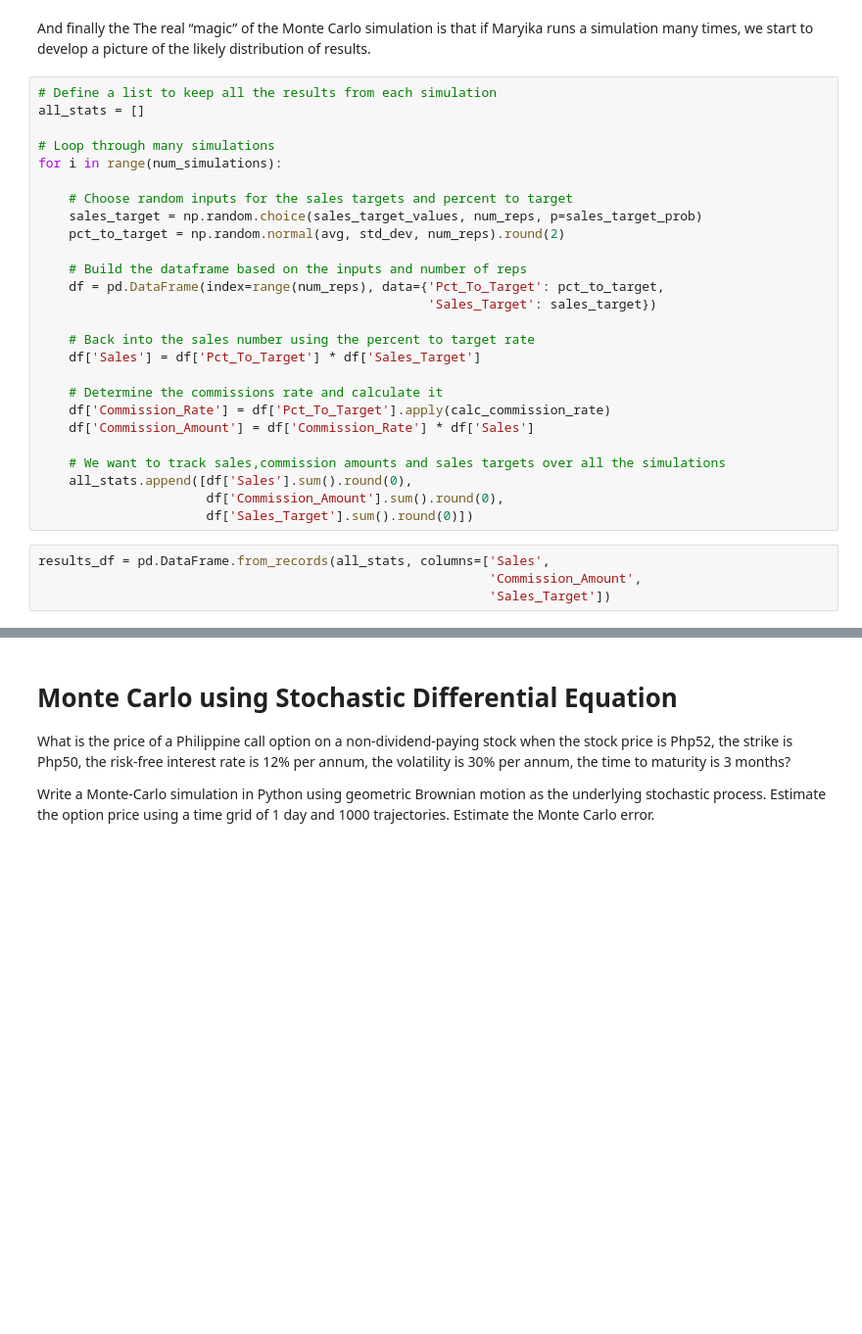
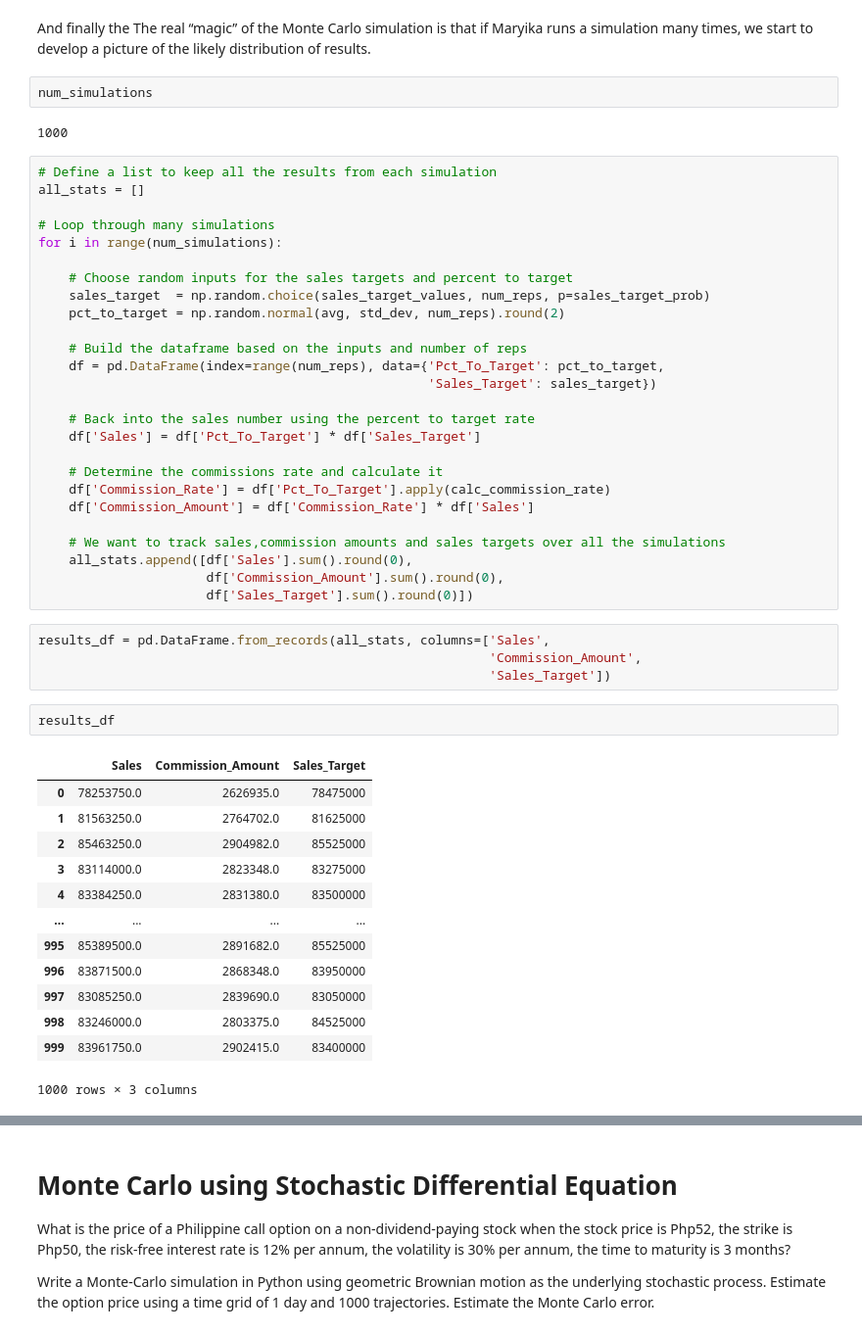
Before and after one commit to rrwabina/Computational-Statistics, a Jupyter notebook: Laboratory Exercises/Lab04 Monte Carlo and Importance Sampling.ipynb, the cells around one changed output, grey strips where cells are left out. Shown at 98% size. Drawn from its saved outputs; the diff is of its cells as text; blank space fills up the shorter version.

```diff
--- a/Laboratory Exercises/Lab04 Monte Carlo and Importance Sampling.ipynb
+++ b/Laboratory Exercises/Lab04 Monte Carlo and Importance Sampling.ipynb
@@ -164,6 +203,10 @@ df['Commission_Rate'] = df['Pct_To_Target'].apply(calc_commission_rate)
 df['Commission_Amount'] = df['Commission_Rate'] * df['Sales']
 # %% [markdown]
 And finally the The real “magic” of the Monte Carlo simulation is that if Maryika runs a simulation many times, we start to develop a picture of the likely distribution of results.
+# %%
+num_simulations
+# %% [output]
+1000
 # %%
 # Define a list to keep all the results from each simulation
 all_stats = []
@@ -172,7 +215,7 @@ all_stats = []
 for i in range(num_simulations):
 
     # Choose random inputs for the sales targets and percent to target
-    sales_target = np.random.choice(sales_target_values, num_reps, p=sales_target_prob)
+    sales_target  = np.random.choice(sales_target_values, num_reps, p=sales_target_prob)
     pct_to_target = np.random.normal(avg, std_dev, num_reps).round(2)
 
     # Build the dataframe based on the inputs and number of reps
@@ -194,6 +237,22 @@ for i in range(num_simulations):
 results_df = pd.DataFrame.from_records(all_stats, columns=['Sales',
                                                            'Commission_Amount',
                                                            'Sales_Target'])
+# %%
+results_df
+# %% [output]
+|  | Sales | Commission_Amount | Sales_Target |
+| 0 | 78253750.0 | 2626935.0 | 78475000 |
+| 1 | 81563250.0 | 2764702.0 | 81625000 |
+| 2 | 85463250.0 | 2904982.0 | 85525000 |
+| 3 | 83114000.0 | 2823348.0 | 83275000 |
+| 4 | 83384250.0 | 2831380.0 | 83500000 |
+| ... | ... | ... | ... |
+| 995 | 85389500.0 | 2891682.0 | 85525000 |
+| 996 | 83871500.0 | 2868348.0 | 83950000 |
+| 997 | 83085250.0 | 2839690.0 | 83050000 |
+| 998 | 83246000.0 | 2803375.0 | 84525000 |
+| 999 | 83961750.0 | 2902415.0 | 83400000 |
+1000 rows × 3 columns
 # %%
 results_df.describe().style.format('{:,}')
 # %% [output]
```
Also changed, not shown: parts of 12 cells of this notebook, 15 other files.
